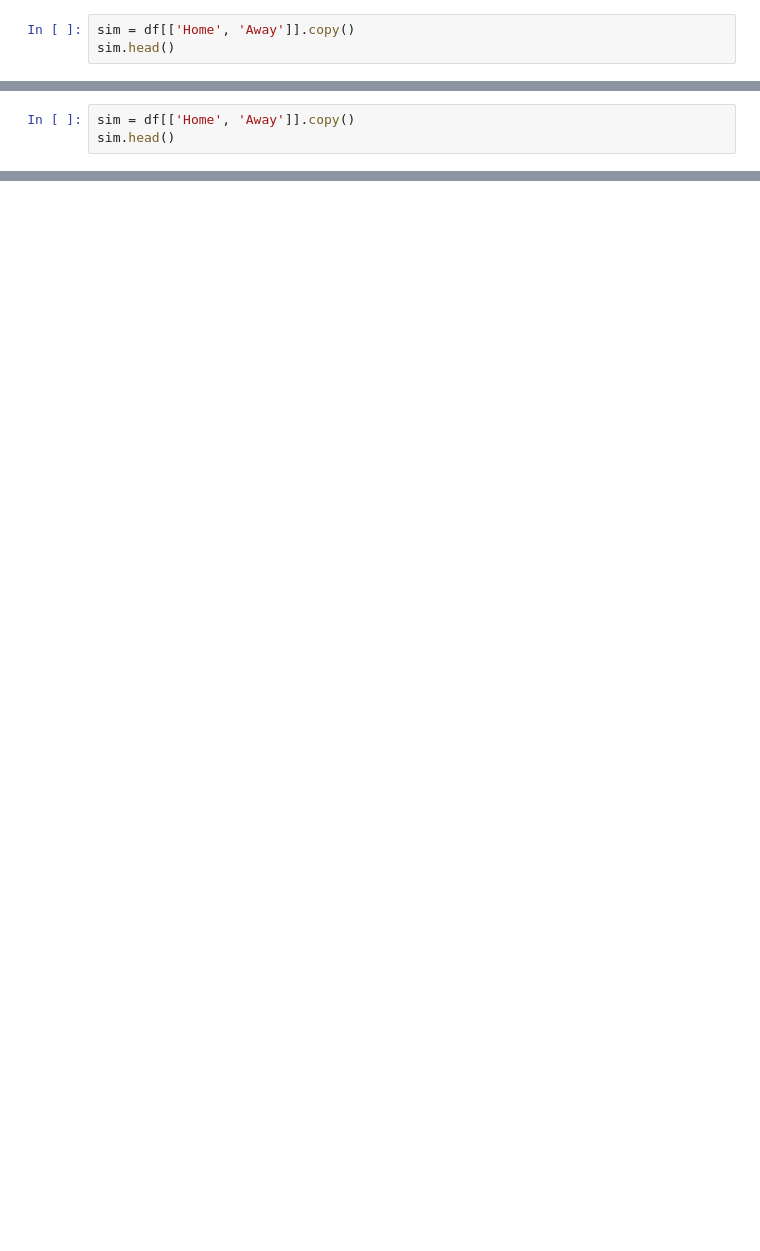
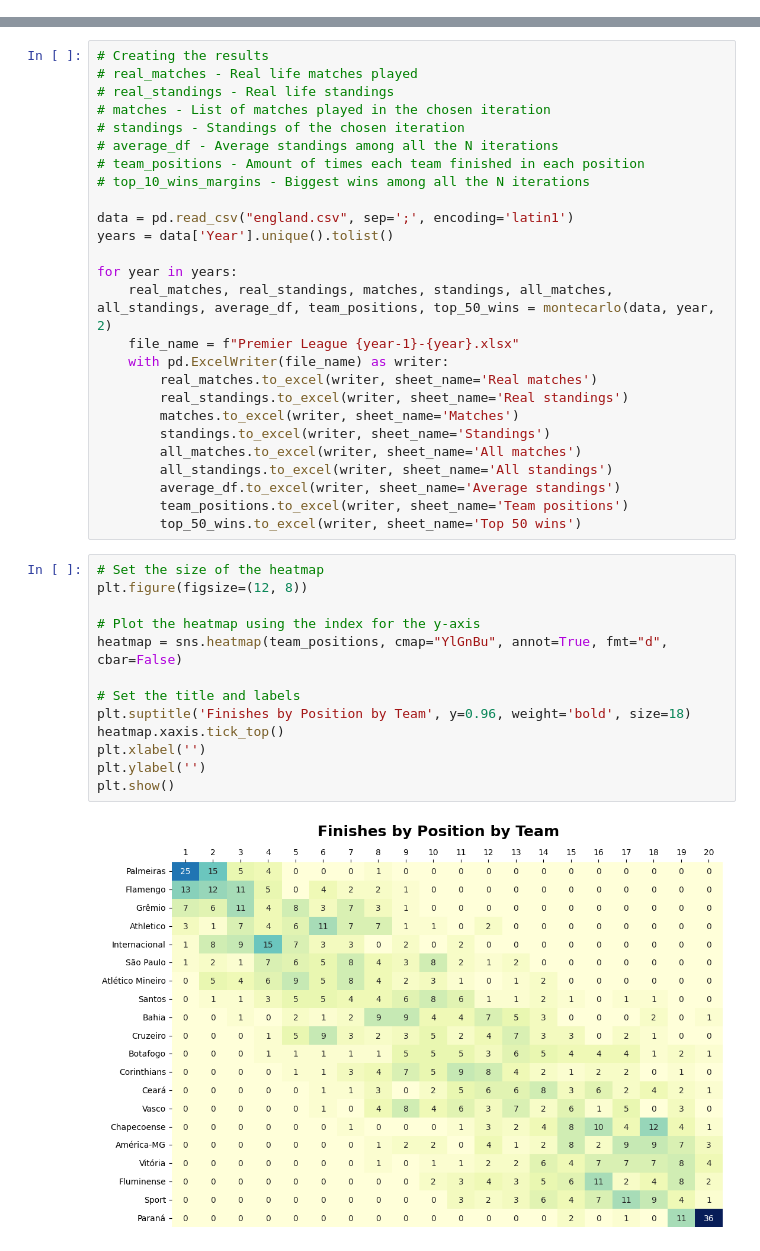
Before and after one commit to hmantovani/sports, a Jupyter notebook: poisson/football/Dixon Coles.ipynb, the cells around one changed output, grey strips where cells are left out. Cells and saved outputs as stored; diff of their text form; blank space fills up the shorter version.

```diff
--- a/poisson/football/Dixon Coles.ipynb
+++ b/poisson/football/Dixon Coles.ipynb
@@ -211,3 +0,0 @@ plt.show()
-# %%
-sim = df[['Home', 'Away']].copy()
-sim.head()
@@ -443,3 +0,0 @@ plt.show()
-# %%
-sim = df[['Home', 'Away']].copy()
-sim.head()
@@ -688,0 +427,41 @@ plt.show()
+# %%
+# Creating the results
+# real_matches - Real life matches played
+# real_standings - Real life standings
+# matches - List of matches played in the chosen iteration
+# standings - Standings of the chosen iteration
+# average_df - Average standings among all the N iterations
+# team_positions - Amount of times each team finished in each position
+# top_10_wins_margins - Biggest wins among all the N iterations
+
+data = pd.read_csv("england.csv", sep=';', encoding='latin1')
+years = data['Year'].unique().tolist()
+
+for year in years:
+    real_matches, real_standings, matches, standings, all_matches, all_standings, average_df, team_positions, top_50_wins = montecarlo(data, year, 2)
+    file_name = f"Premier League {year-1}-{year}.xlsx"
+    with pd.ExcelWriter(file_name) as writer:
+        real_matches.to_excel(writer, sheet_name='Real matches')
+        real_standings.to_excel(writer, sheet_name='Real standings')
+        matches.to_excel(writer, sheet_name='Matches')
+        standings.to_excel(writer, sheet_name='Standings')
+        all_matches.to_excel(writer, sheet_name='All matches')
+        all_standings.to_excel(writer, sheet_name='All standings')
+        average_df.to_excel(writer, sheet_name='Average standings')
+        team_positions.to_excel(writer, sheet_name='Team positions')
+        top_50_wins.to_excel(writer, sheet_name='Top 50 wins')
+# %%
+# Set the size of the heatmap
+plt.figure(figsize=(12, 8))
+
+# Plot the heatmap using the index for the y-axis
+heatmap = sns.heatmap(team_positions, cmap="YlGnBu", annot=True, fmt="d", cbar=False)
+
+# Set the title and labels
+plt.suptitle('Finishes by Position by Team', y=0.96, weight='bold', size=18)
+heatmap.xaxis.tick_top()
+plt.xlabel('')
+plt.ylabel('')
+plt.show()
+# %% [output]
+[figure, added]
```
Also changed, not shown: parts of 55 cells of this notebook, 4 other files.
